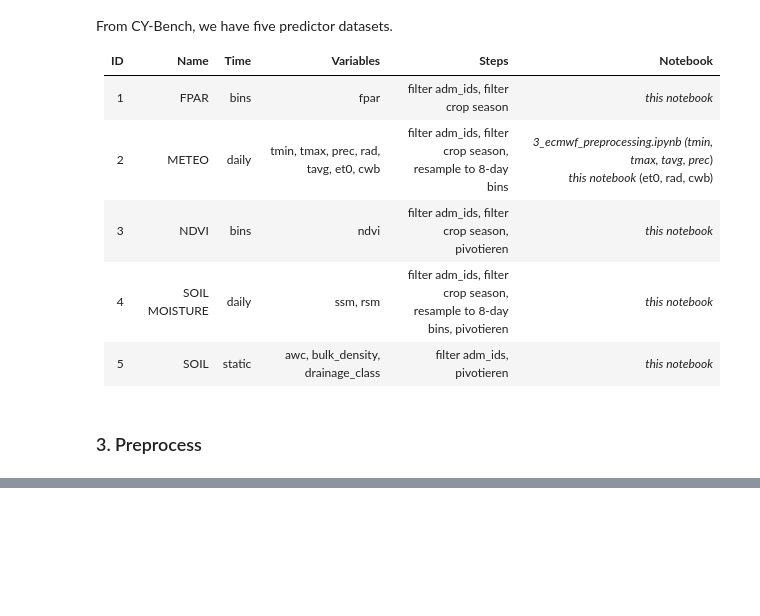
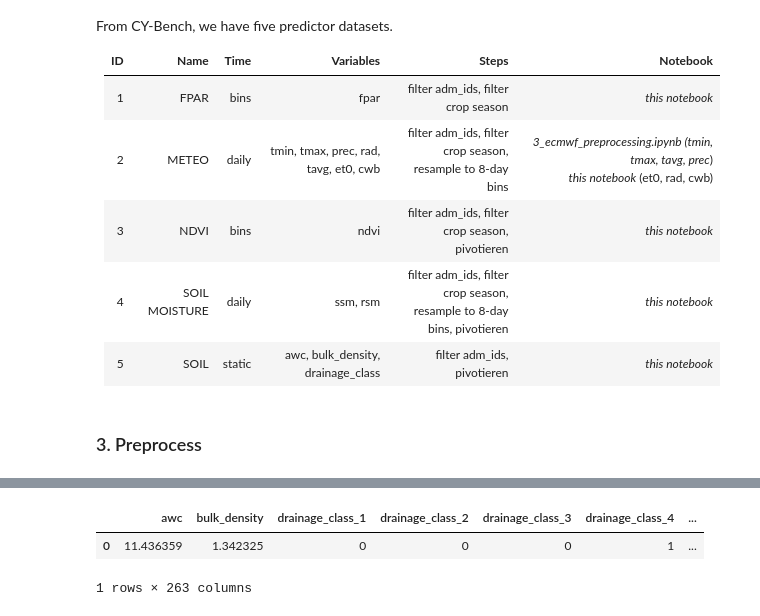
Before and after one commit to ellaampy/seasonal-yield-forecast, a Jupyter notebook: data_preparation/4_feature_preprocessing.ipynb, the cells around one changed output, grey strips where cells are left out. Saved outputs shown, nothing was run; the diff lists cells and outputs as text; code cells hidden in the pictures; blank space fills up the shorter version.

```diff
--- a/data_preparation/4_feature_preprocessing.ipynb
+++ b/data_preparation/4_feature_preprocessing.ipynb
@@ -44,3 +51,5 @@ cy_bench_data = [fpar, soil_moisture, ndvi, soil, meteo]
 relevant_adm_ids = yield_data["adm_id"].unique()
 cy_bench_data = preprocess.filter_predictors_by_adm_ids(cy_bench_data, relevant_adm_ids)
 fpar, soil_moisture, ndvi, soil, meteo = cy_bench_data
+# %%
+crop_season_in_days_of_year = tuple([1, 365])
@@ -63,4 +161,16 @@ predictors = (soil_moisture
 predictors = (predictors
               .join(pd.get_dummies(predictors["drainage_class"].astype('Int64'), dtype=int, prefix="drainage_class"))
               .drop("drainage_class", axis=1))
+# %%
+predictors = interpolate_fpar_timesteps(predictors, "tavg")
+# %%
+predictors = order_temporal_features(predictors, temporal_prefixes)
+# %%
+predictors_16day_bins = temporal_aggregation(predictors, temporal_prefixes, 2)
+# %%
+predictors_16day_bins.head(1)
+# %% [output]
+|  | awc | bulk_density | drainage_class_1 | drainage_class_2 | drainage_class_3 | drainage_class_4 | ... |
+| 0 | 11.436359 | 1.342325 | 0 | 0 | 0 | 1 | ... |
+1 rows × 263 columns
 # %%
```
Also changed, not shown: parts of 7 cells of this notebook, 5 other files.
